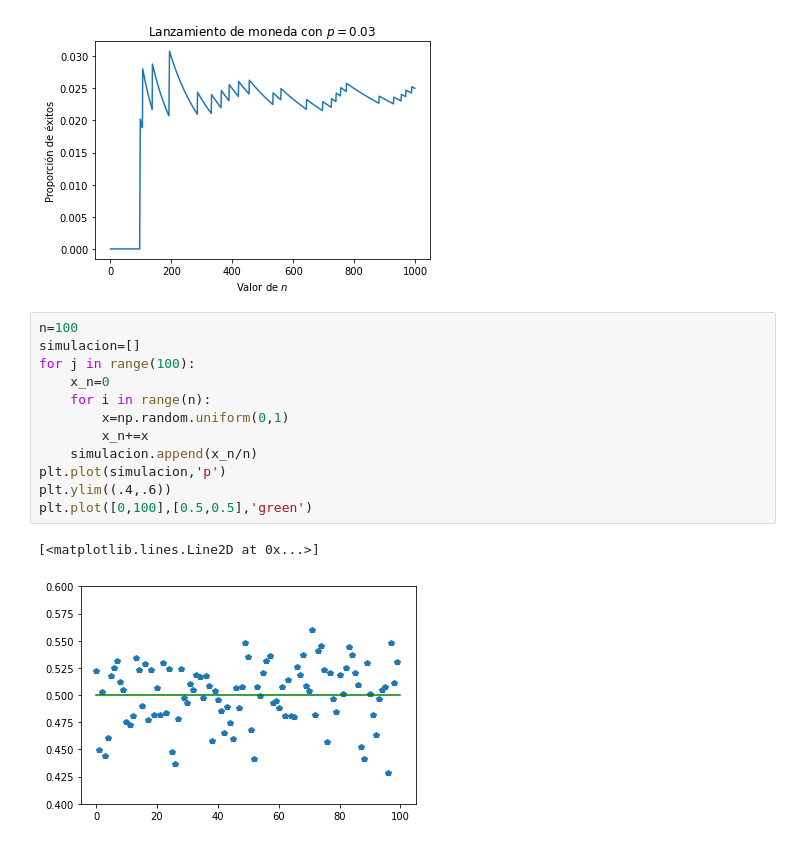
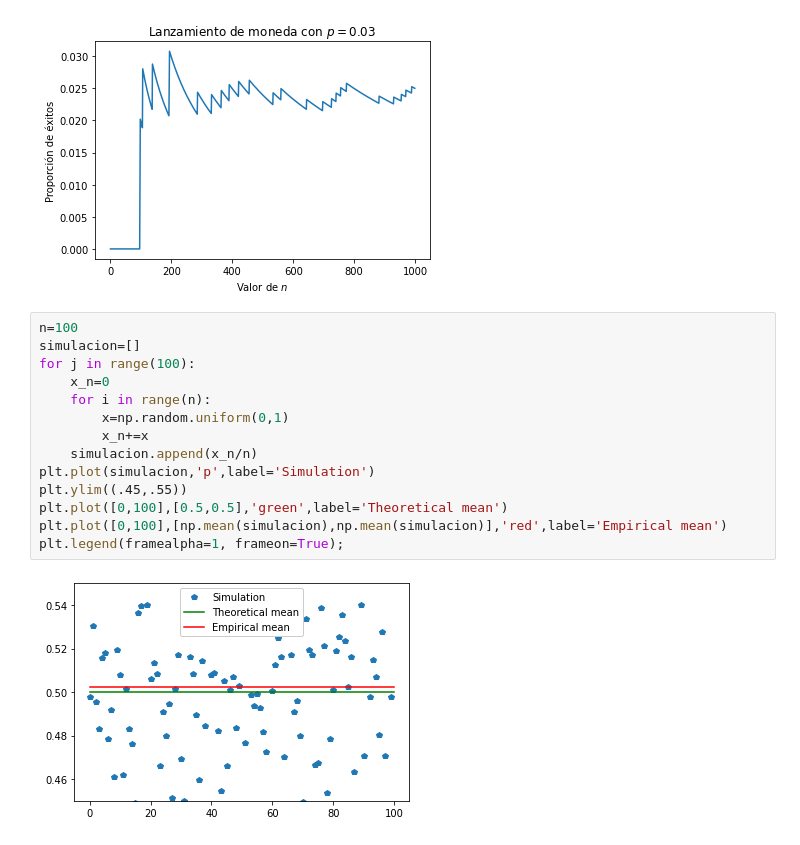
Before and after one commit to JairEsc/Mat_Apl, a Jupyter notebook: Est_T1.ipynb, the cells around one changed output. Drawn from its saved outputs; the diff is of its cells as text.

```diff
--- a/Est_T1.ipynb
+++ b/Est_T1.ipynb
@@ -26,15 +26,16 @@ Aproximacion:  0.025
 # %%
 n=100
 simulacion=[]
 for j in range(100):
     x_n=0
     for i in range(n):
         x=np.random.uniform(0,1)
         x_n+=x
     simulacion.append(x_n/n)
-plt.plot(simulacion,'p')
-plt.ylim((.4,.6))
-plt.plot([0,100],[0.5,0.5],'green')
+plt.plot(simulacion,'p',label='Simulation')
+plt.ylim((.45,.55))
+plt.plot([0,100],[0.5,0.5],'green',label='Theoretical mean')
+plt.plot([0,100],[np.mean(simulacion),np.mean(simulacion)],'red',label='Empirical mean')
+plt.legend(framealpha=1, frameon=True);
 # %% [output]
-[<matplotlib.lines.Line2D at 0x...>]
-[figure, old version]
+[figure, new version]
```
